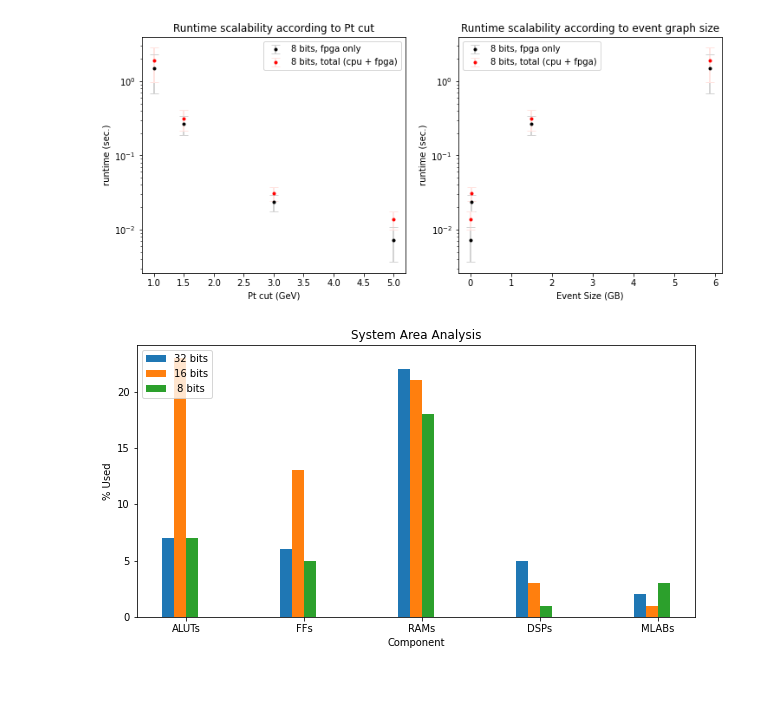
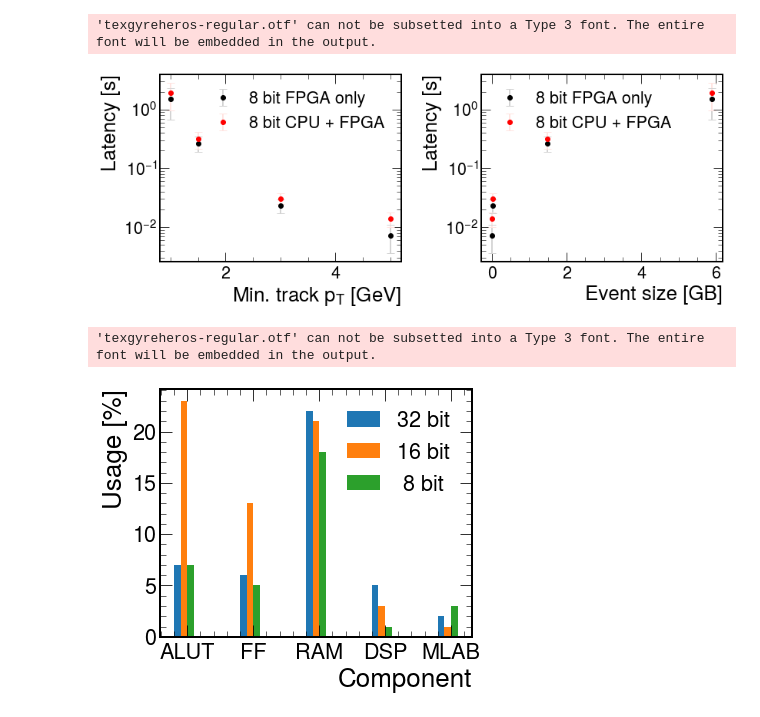
Before and after one commit to a-heintz/interaction-network-fpga-opencl, a Jupyter notebook: cl_gnn_in_gemm/results/plots_report.ipynb, the cells around one changed output. Saved outputs shown, nothing was run; the diff lists cells and outputs as text; code cells hidden in the pictures; blank space fills up the shorter version.

```diff
--- a/cl_gnn_in_gemm/results/plots_report.ipynb
+++ b/cl_gnn_in_gemm/results/plots_report.ipynb
@@ -1,6 +1,8 @@
 # %%
 import matplotlib.pyplot as plt
 import numpy as np
+import mplhep as hep
+plt.style.use(hep.style.CMS)
 # %%
 # resource usage component % per kernel type
 resource = {}
@@ -276,49 +284,52 @@ plt.subplot(1,2,1)
 
 pts = np.array(list(bits['{}_avg_fpga'.format(bit)].keys())).astype('float32')
 vals = np.array(list(bits['{}_avg_fpga'.format(bit)].values())).astype('float32') / 1e6
 err_vals = np.sqrt(np.array(list(bits['{}_var_fpga'.format(bit)].values())).astype('float32')) / 1e6
-plt.errorbar(pts, vals, yerr=err_vals, fmt='.', color='black',
-             ecolor='lightgray', elinewidth=2, capsize=5, label = '{} bits, fpga only'.format(bit))
+plt.errorbar(pts, vals, yerr=err_vals, fmt='o', color='black',
+             ecolor='lightgray', elinewidth=2, capsize=5, label = '{} bit FPGA only'.format(bit))
 
 pts = np.array(list(bits['{}_avg_total'.format(bit)].keys())).astype('float32')
 vals = np.array(list(bits['{}_avg_total'.format(bit)].values())).astype('float32') / 1e6
 err_vals = np.sqrt(np.array(list(bits['{}_var_total'.format(bit)].values())).astype('float32')) / 1e6
-plt.errorbar(pts, vals, yerr=err_vals, fmt='.', color='r',
-             ecolor='mistyrose', elinewidth=2, capsize=5, label = '{} bits, total (cpu + fpga)'.format(bit))
+plt.errorbar(pts, vals, yerr=err_vals, fmt='o', color='r',
+             ecolor='mistyrose', elinewidth=2, capsize=5, label = '{} bit CPU + FPGA'.format(bit))
 
-plt.xlabel('Pt cut (GeV)')
-plt.ylabel('runtime (sec.)')
+plt.xlabel(r'Min. track $p_T$ [GeV]')
+plt.ylabel('Latency [s]')
 plt.legend()
 plt.yscale('log')
-plt.title('Runtime scalability according to Pt cut')
+#plt.title('Runtime scalability according to Pt cut')
 
 
 pt_sizes = [353 / 60, 149 / 100, 2.1 / 100, 0.184 / 100] #1, 1.5, 3, 5
 #plt.figure(figsize=(5,5))
 
 plt.subplot(1,2,2)
 
 pts = pt_sizes#np.array(list(bits['{}_avg_fpga'.format(bit)].keys())).astype('float32')
 vals = np.array(list(bits['{}_avg_fpga'.format(bit)].values())).astype('float32') / 1e6
 err_vals = np.sqrt(np.array(list(bits['{}_var_fpga'.format(bit)].values())).astype('float32')) / 1e6
-plt.errorbar(pts, vals, yerr=err_vals, fmt='.', color='black',
-             ecolor='lightgray', elinewidth=2, capsize=5, label = '{} bits, fpga only'.format(bit))
+plt.errorbar(pts, vals, yerr=err_vals, fmt='o', color='black',
+             ecolor='lightgray', elinewidth=2, capsize=5, label = '{} bit FPGA only'.format(bit))
 
 pts = pt_sizes#pts = np.array(list(bits['{}_avg_total'.format(bit)].keys())).astype('float32')
 vals = np.array(list(bits['{}_avg_total'.format(bit)].values())).astype('float32') / 1e6
 err_vals = np.sqrt(np.array(list(bits['{}_var_total'.format(bit)].values())).astype('float32')) / 1e6
-plt.errorbar(pts, vals, yerr=err_vals, fmt='.', color='r',
-             ecolor='mistyrose', elinewidth=2, capsize=5, label = '{} bits, total (cpu + fpga)'.format(bit))
+plt.errorbar(pts, vals, yerr=err_vals, fmt='o', color='r',
+             ecolor='mistyrose', elinewidth=2, capsize=5, label = '{} bit CPU + FPGA'.format(bit))
 
-plt.xlabel('Event Size (GB)')
-plt.ylabel('runtime (sec.)')
-plt.legend()
+plt.xlabel('Event size [GB]')
+plt.ylabel('Latency [s]')
+plt.legend(loc='upper left')
 plt.yscale('log')
 #plt.xscale('log')
-plt.title('Runtime scalability according to event graph size')
+#plt.title('Runtime scalability according to event graph size')
+plt.tight_layout()
+plt.savefig('scalability_study.pdf')
 plt.show()
 # %% [output]
+'texgyreheros-regular.otf' can not be subsetted into a Type 3 font. The entire font will be embedded in the output.
-[figure, old version]
+[figure, new version]
 # %%
 # plot # of nodes vs execution times, 8 bits >> # nodes corresponds to pt cut
 # plot # of segments vs execution times, 8 bits >> # segments corresponds to pt cut
@@ -327,11 +338,11 @@ plt.show()
 # %%
 # resource usage component % vs bits
 resource = {}
-resource['32 bits'] = {'ALUTs': 7,'FFs': 6,'RAMs': 22,'DSPs': 5,'MLABs': 2}
-resource['16 bits'] = {'ALUTs': 23,'FFs': 13,'RAMs': 21,'DSPs': 3,'MLABs': 1} # change
-resource[' 8 bits'] = {'ALUTs': 7,'FFs': 5,'RAMs': 18,'DSPs': 1,'MLABs': 3}
+resource['32 bit'] = {'ALUT': 7,'FF': 6,'RAM': 22,'DSP': 5,'MLAB': 2}
+resource['16 bit'] = {'ALUT': 23,'FF': 13,'RAM': 21,'DSP': 3,'MLAB': 1} # change
+resource[' 8 bit'] = {'ALUT': 7,'FF': 5,'RAM': 18,'DSP': 1,'MLAB': 3}
 
-fig, ax1 = plt.subplots(figsize=(10,5))
+fig, ax1 = plt.subplots(figsize=(6,5))
 
 R = list(resource.keys())
 labels = list(resource[R[0]].keys())
@@ -352,12 +363,15 @@ ax1.set_xticks(x)
 ax1.set_xticklabels(labels)
 
 ax1.set_xlabel('Component')
-ax1.set_ylabel('% Used')
-ax1.legend(loc='upper left')
-plt.title('System Area Analysis')
+ax1.set_ylabel('Usage [%]')
+ax1.legend(loc='upper right')
+#plt.title('System Area Analysis')
 #plt.yscale("log")
 #plt.tick_params(labelcolor='none', top=False, bottom=False, left=False, right=False)
 #plt.xlabel("common X")
+plt.tight_layout()
+plt.savefig('resource_bit_precision_ocl.pdf')
 plt.show()
 # %% [output]
+'texgyreheros-regular.otf' can not be subsetted into a Type 3 font. The entire font will be embedded in the output.
-[figure, old version]
+[figure, new version]
```
Also changed, not shown: parts of 4 cells of this notebook.
